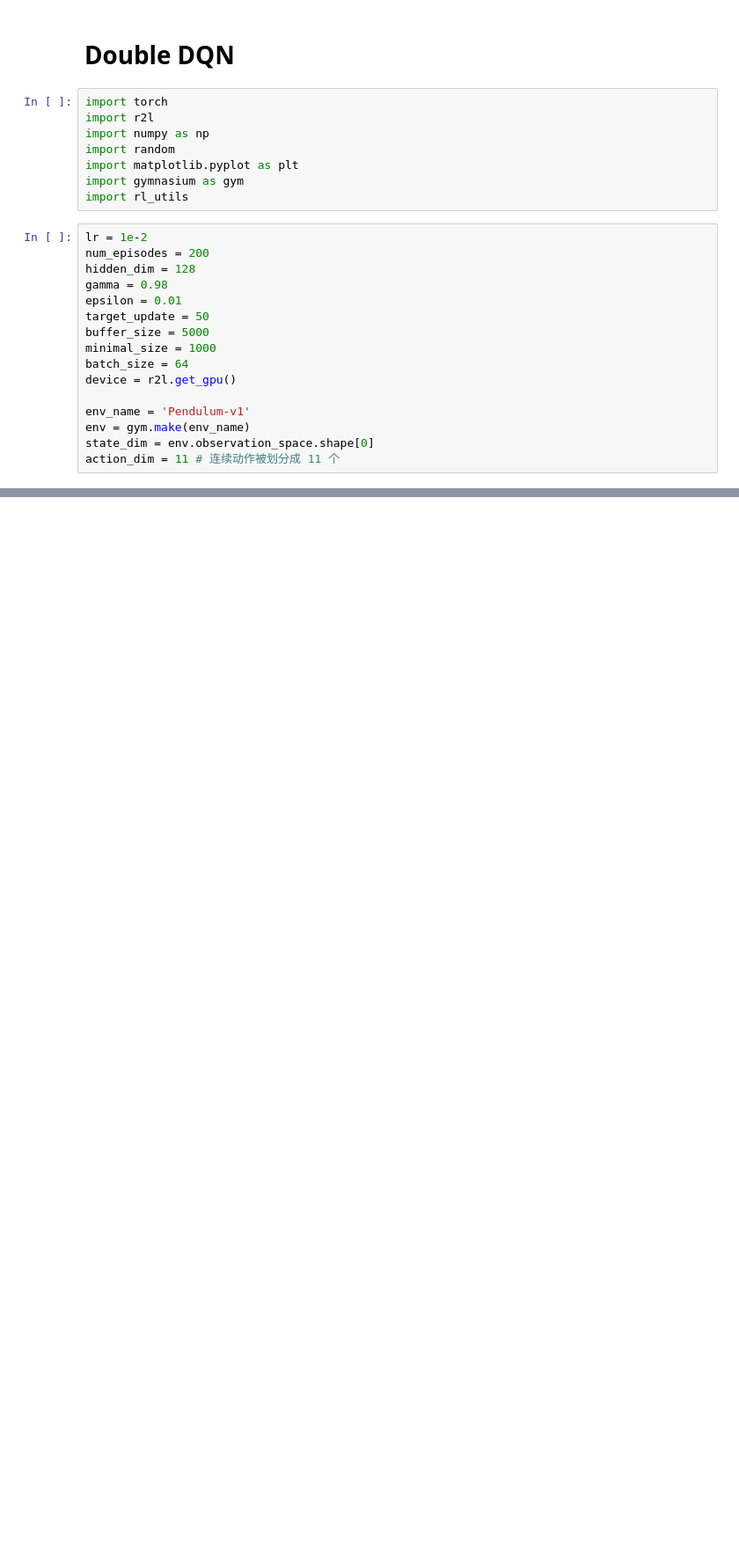
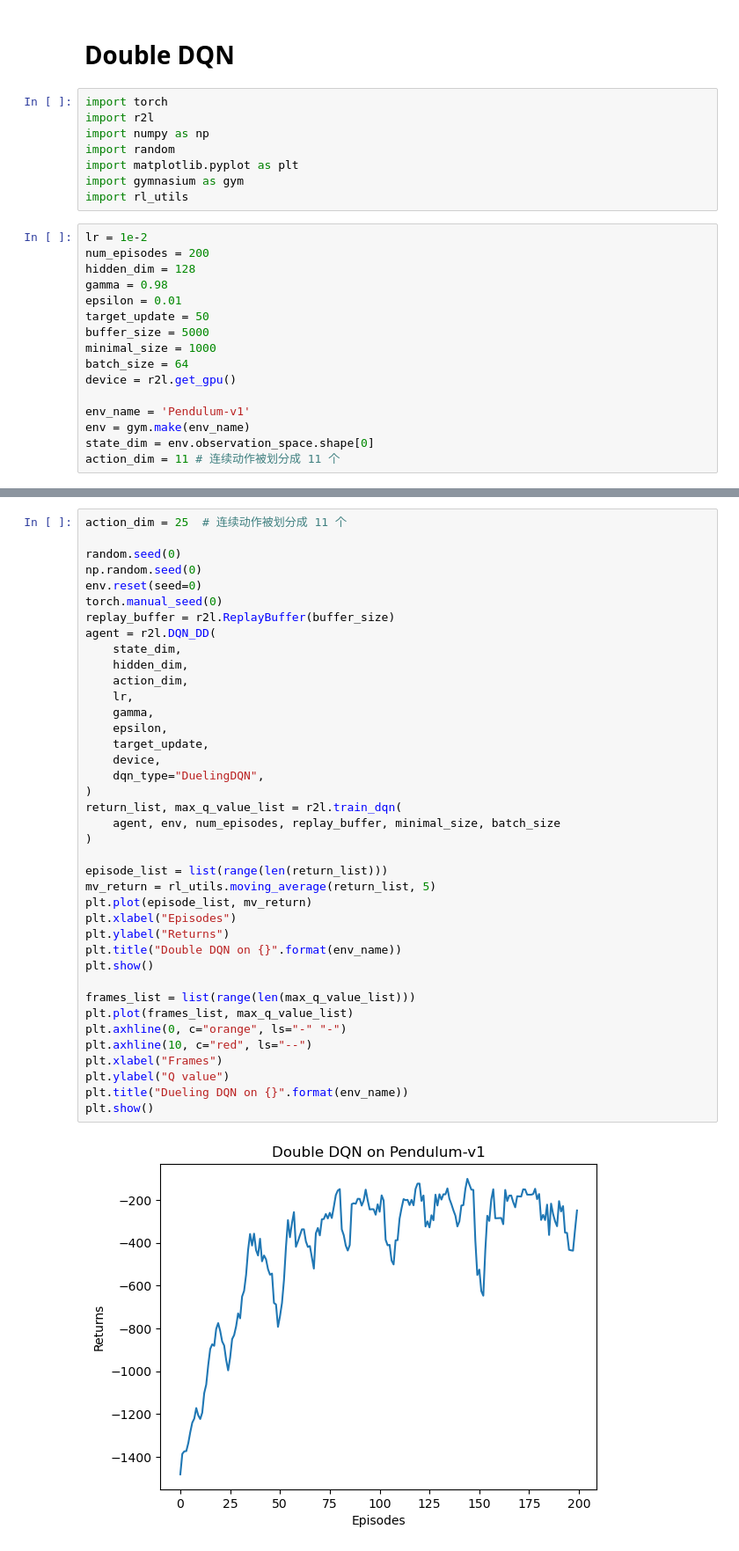
Before and after one commit to AustinSuun/d2l, a Jupyter notebook: src/008-DQN改进算法.ipynb, the cells around one changed output, grey strips where cells are left out. Shown: that part at 88% size. Saved outputs shown, nothing was run; the diff lists cells and outputs as text; blank space fills up the shorter version.

```diff
--- a/src/008-DQN改进算法.ipynb
+++ b/src/008-DQN改进算法.ipynb
@@ -55,0 +129,41 @@ plt.show()
+# %%
+action_dim = 25  # 连续动作被划分成 11 个
+
+random.seed(0)
+np.random.seed(0)
+env.reset(seed=0)
+torch.manual_seed(0)
+replay_buffer = r2l.ReplayBuffer(buffer_size)
+agent = r2l.DQN_DD(
+    state_dim,
+    hidden_dim,
+    action_dim,
+    lr,
+    gamma,
+    epsilon,
+    target_update,
+    device,
+    dqn_type="DuelingDQN",
+)
+return_list, max_q_value_list = r2l.train_dqn(
+    agent, env, num_episodes, replay_buffer, minimal_size, batch_size
+)
+
+episode_list = list(range(len(return_list)))
+mv_return = rl_utils.moving_average(return_list, 5)
+plt.plot(episode_list, mv_return)
+plt.xlabel("Episodes")
+plt.ylabel("Returns")
+plt.title("Double DQN on {}".format(env_name))
+plt.show()
+
+frames_list = list(range(len(max_q_value_list)))
+plt.plot(frames_list, max_q_value_list)
+plt.axhline(0, c="orange", ls="-" "-")
+plt.axhline(10, c="red", ls="--")
+plt.xlabel("Frames")
+plt.ylabel("Q value")
+plt.title("Dueling DQN on {}".format(env_name))
+plt.show()
+# %% [output]
+[figure, added]
```
Also changed, not shown: parts of 6 cells of this notebook, 5 other files.
